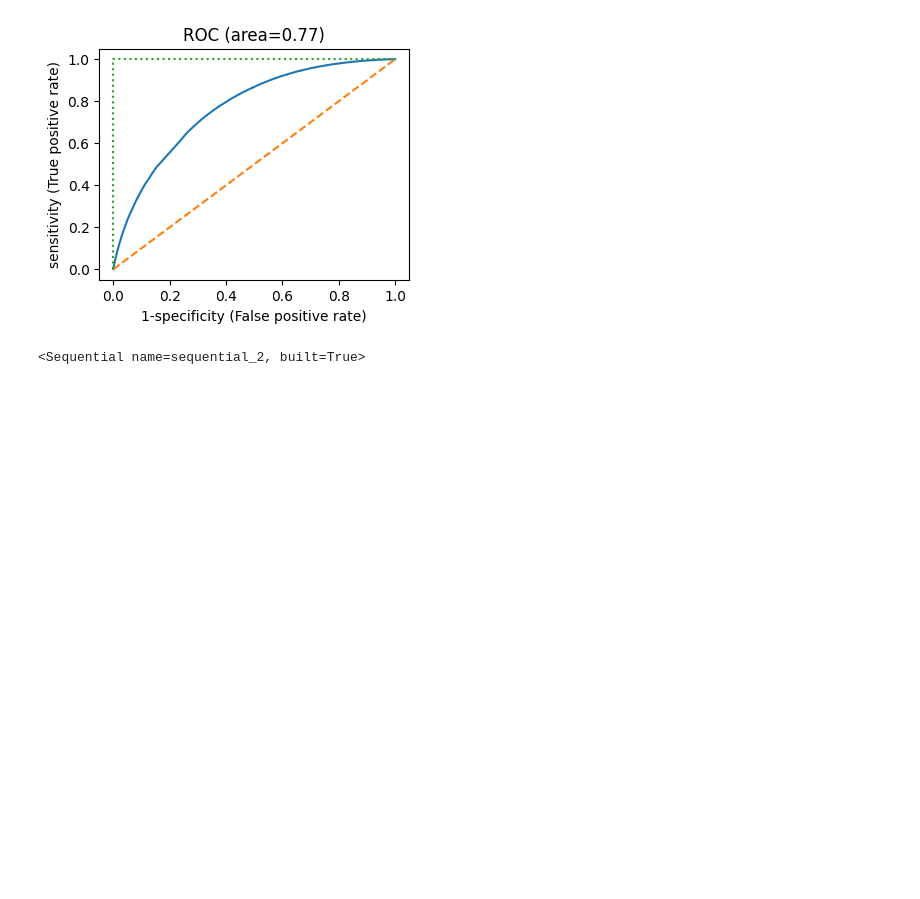
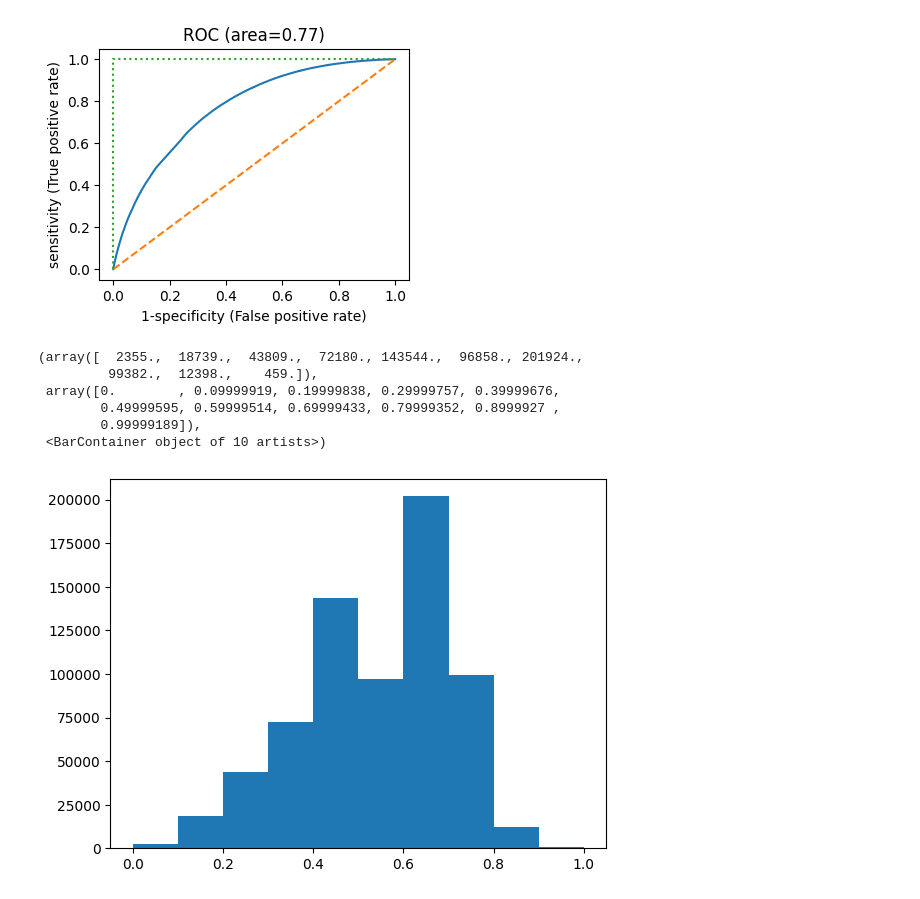
Before and after one commit to Tiezhengyuan/ml_epitope, a Jupyter notebook: src/ANN.ipynb, the cells around one changed output. Cells and saved outputs as stored; diff of their text form; code cells hidden in the pictures; blank space fills up the shorter version.

Commit message:
test Cys

```diff
--- a/src/ANN.ipynb
+++ b/src/ANN.ipynb
@@ -218,6 +208,15 @@ ax.plot([0,0,1], [0,1,1], ':')
 [<matplotlib.lines.Line2D at 0x...>]
 [figure]
 # %%
-model
+# save entire model
+model.save('../models/epitopes_ann.keras')
-# %% [output]
-<Sequential name=sequential_2, built=True>
+# %%
+plt.hist(pred_test)
+# %% [output]
+(array([  2355.,  18739.,  43809.,  72180., 143544.,  96858., 201924.,
+         99382.,  12398.,    459.]),
+ array([0.        , 0.09999919, 0.19999838, 0.29999757, 0.39999676,
+        0.49999595, 0.59999514, 0.69999433, 0.79999352, 0.8999927 ,
+        0.99999189]),
+ <BarContainer object of 10 artists>)
+[figure, added]
```
Also changed, not shown: parts of 6 cells of this notebook, 3 other files.
